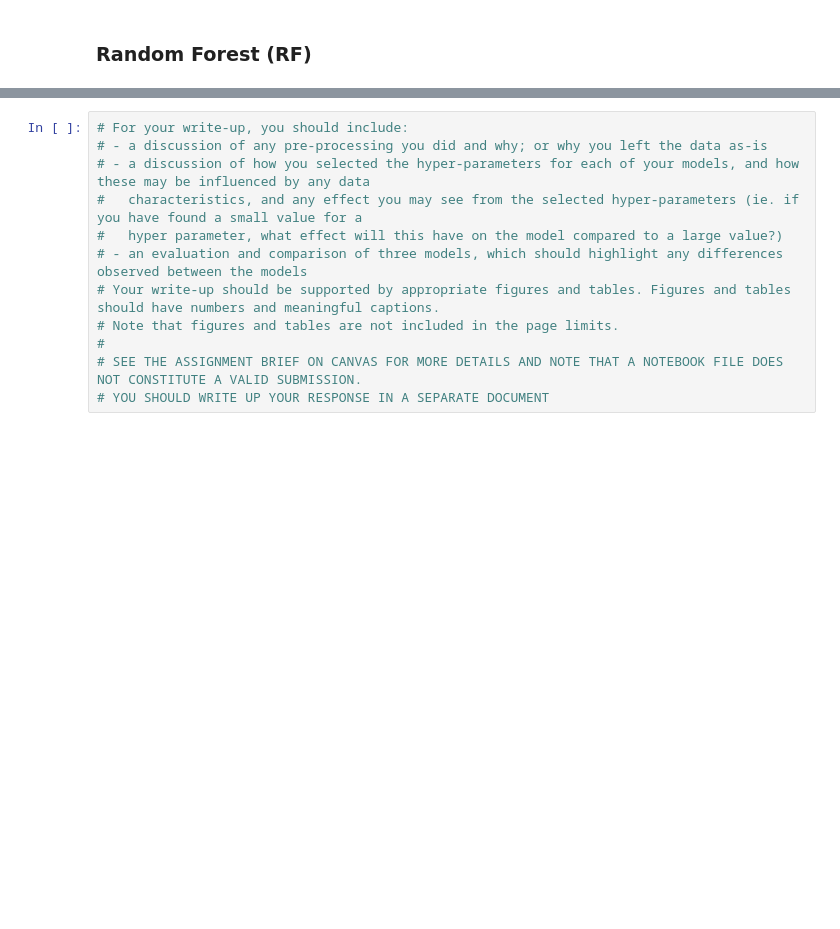
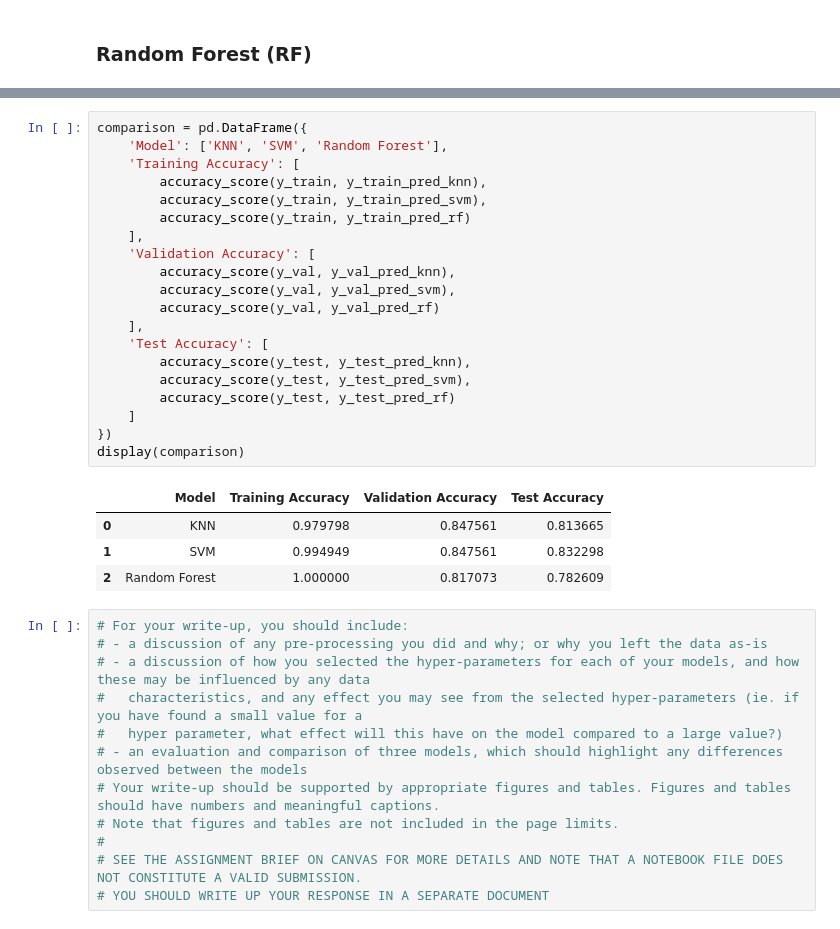
Before and after one commit to ostew5/cab420-introductory_problem_solving_tasks, a Jupyter notebook: 2. Classification.ipynb, the cells around one changed output, grey strips where cells are left out. Drawn from its saved outputs; the diff is of its cells as text; blank space fills up the shorter version.

```diff
--- a/2. Classification.ipynb
+++ b/2. Classification.ipynb
@@ -294,3 +380,28 @@ Traceback (most recent call last):
+# %%
+comparison = pd.DataFrame({
+    'Model': ['KNN', 'SVM', 'Random Forest'],
+    'Training Accuracy': [
+        accuracy_score(y_train, y_train_pred_knn),
+        accuracy_score(y_train, y_train_pred_svm),
+        accuracy_score(y_train, y_train_pred_rf)
+    ],
+    'Validation Accuracy': [
+        accuracy_score(y_val, y_val_pred_knn),
+        accuracy_score(y_val, y_val_pred_svm),
+        accuracy_score(y_val, y_val_pred_rf)
+    ],
+    'Test Accuracy': [
+        accuracy_score(y_test, y_test_pred_knn),
+        accuracy_score(y_test, y_test_pred_svm),
+        accuracy_score(y_test, y_test_pred_rf)
+    ]
+})
+display(comparison)
+# %% [output]
+|  | Model | Training Accuracy | Validation Accuracy | Test Accuracy |
+| 0 | KNN | 0.979798 | 0.847561 | 0.813665 |
+| 1 | SVM | 0.994949 | 0.847561 | 0.832298 |
+| 2 | Random Forest | 1.000000 | 0.817073 | 0.782609 |
 # %%
 # For your write-up, you should include:
 # - a discussion of any pre-processing you did and why; or why you left the data as-is
```
Also changed, not shown: parts of 7 cells of this notebook.
